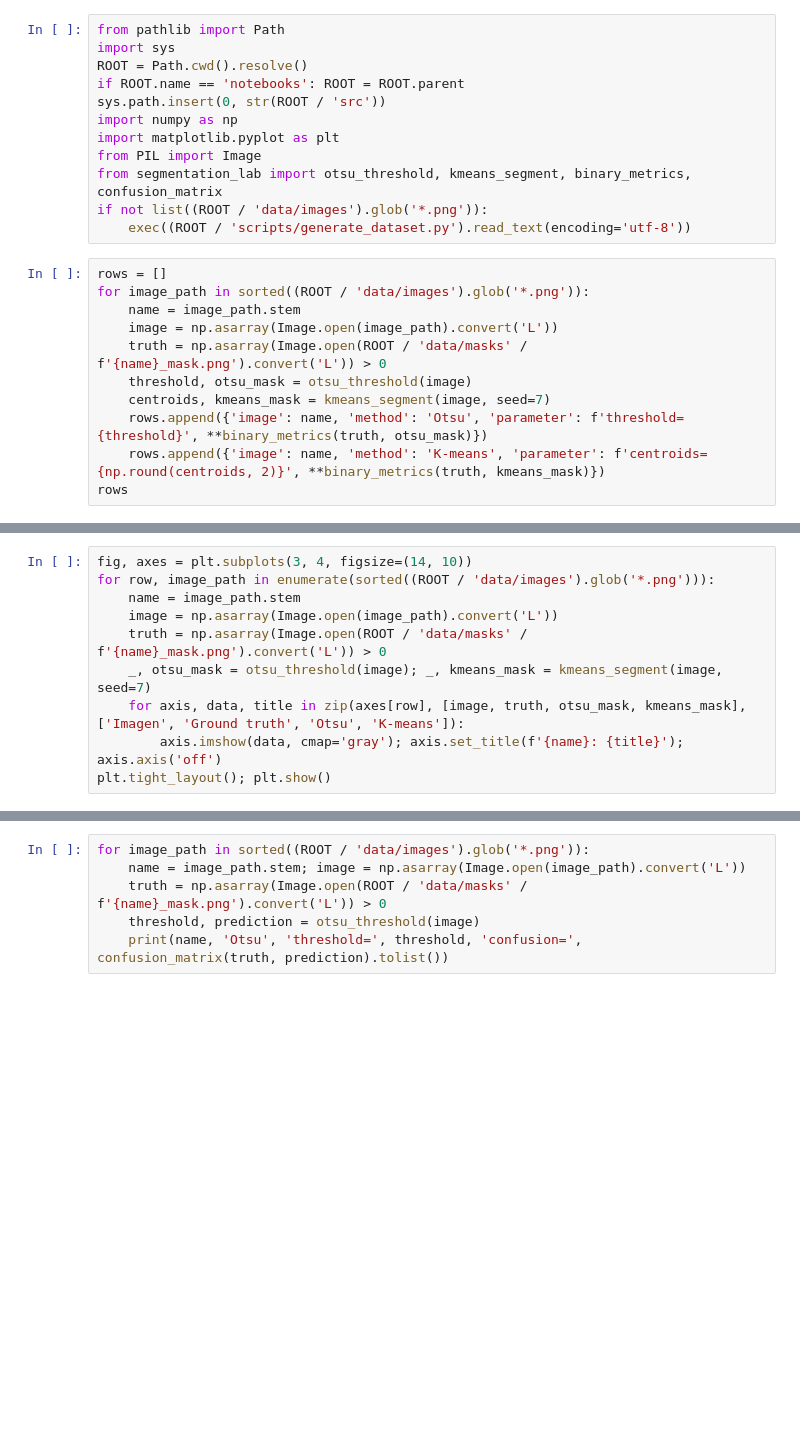
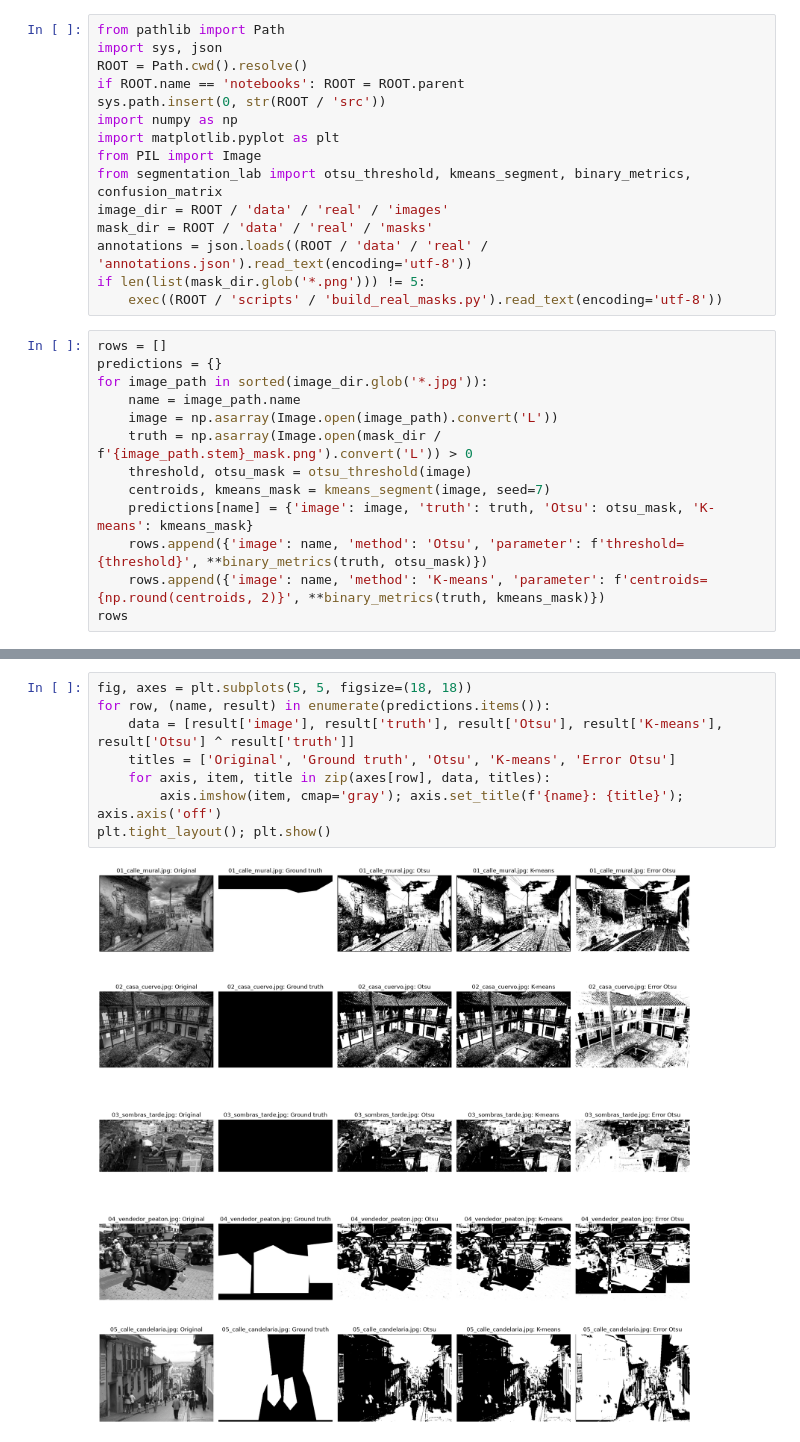
Before and after one commit to mmurcia57-ing/colinar03_segmentation, a Jupyter notebook: notebooks/evaluacion_segmentacion.ipynb, the cells around one changed output, grey strips where cells are left out. Cells and saved outputs as stored; diff of their text form; blank space fills up the shorter version.

Commit message:
feat: add real La Candelaria segmentation evidence

```diff
--- a/notebooks/evaluacion_segmentacion.ipynb
+++ b/notebooks/evaluacion_segmentacion.ipynb
@@ -5,6 +5,6 @@ Comparación de Otsu y K-means sobre tres escenas sintéticas con máscaras grou
 # %%
 from pathlib import Path
-import sys
+import sys, json
 ROOT = Path.cwd().resolve()
 if ROOT.name == 'notebooks': ROOT = ROOT.parent
 sys.path.insert(0, str(ROOT / 'src'))
@@ -12,16 +12,21 @@ import numpy as np
 import matplotlib.pyplot as plt
 from PIL import Image
 from segmentation_lab import otsu_threshold, kmeans_segment, binary_metrics, confusion_matrix
-if not list((ROOT / 'data/images').glob('*.png')):
-    exec((ROOT / 'scripts/generate_dataset.py').read_text(encoding='utf-8'))
+image_dir = ROOT / 'data' / 'real' / 'images'
+mask_dir = ROOT / 'data' / 'real' / 'masks'
+annotations = json.loads((ROOT / 'data' / 'real' / 'annotations.json').read_text(encoding='utf-8'))
+if len(list(mask_dir.glob('*.png'))) != 5:
+    exec((ROOT / 'scripts' / 'build_real_masks.py').read_text(encoding='utf-8'))
 # %%
 rows = []
-for image_path in sorted((ROOT / 'data/images').glob('*.png')):
-    name = image_path.stem
+predictions = {}
+for image_path in sorted(image_dir.glob('*.jpg')):
+    name = image_path.name
     image = np.asarray(Image.open(image_path).convert('L'))
-    truth = np.asarray(Image.open(ROOT / 'data/masks' / f'{name}_mask.png').convert('L')) > 0
+    truth = np.asarray(Image.open(mask_dir / f'{image_path.stem}_mask.png').convert('L')) > 0
     threshold, otsu_mask = otsu_threshold(image)
     centroids, kmeans_mask = kmeans_segment(image, seed=7)
+    predictions[name] = {'image': image, 'truth': truth, 'Otsu': otsu_mask, 'K-means': kmeans_mask}
     rows.append({'image': name, 'method': 'Otsu', 'parameter': f'threshold={threshold}', **binary_metrics(truth, otsu_mask)})
     rows.append({'image': name, 'method': 'K-means', 'parameter': f'centroids={np.round(centroids, 2)}', **binary_metrics(truth, kmeans_mask)})
 rows
@@ -28,10 +50,0 @@ rows
-# %%
-fig, axes = plt.subplots(3, 4, figsize=(14, 10))
-for row, image_path in enumerate(sorted((ROOT / 'data/images').glob('*.png'))):
-    name = image_path.stem
-    image = np.asarray(Image.open(image_path).convert('L'))
-    truth = np.asarray(Image.open(ROOT / 'data/masks' / f'{name}_mask.png').convert('L')) > 0
-    _, otsu_mask = otsu_threshold(image); _, kmeans_mask = kmeans_segment(image, seed=7)
-    for axis, data, title in zip(axes[row], [image, truth, otsu_mask, kmeans_mask], ['Imagen', 'Ground truth', 'Otsu', 'K-means']):
-        axis.imshow(data, cmap='gray'); axis.set_title(f'{name}: {title}'); axis.axis('off')
-plt.tight_layout(); plt.show()
@@ -42,6 +51,10 @@ La tabla `rows` contiene IoU, Dice, precisión y recall. La matriz de confusión
-# %%
-for image_path in sorted((ROOT / 'data/images').glob('*.png')):
-    name = image_path.stem; image = np.asarray(Image.open(image_path).convert('L'))
-    truth = np.asarray(Image.open(ROOT / 'data/masks' / f'{name}_mask.png').convert('L')) > 0
-    threshold, prediction = otsu_threshold(image)
-    print(name, 'Otsu', 'threshold=', threshold, 'confusion=', confusion_matrix(truth, prediction).tolist())
+# %%
+fig, axes = plt.subplots(5, 5, figsize=(18, 18))
+for row, (name, result) in enumerate(predictions.items()):
+    data = [result['image'], result['truth'], result['Otsu'], result['K-means'], result['Otsu'] ^ result['truth']]
+    titles = ['Original', 'Ground truth', 'Otsu', 'K-means', 'Error Otsu']
+    for axis, item, title in zip(axes[row], data, titles):
+        axis.imshow(item, cmap='gray'); axis.set_title(f'{name}: {title}'); axis.axis('off')
+plt.tight_layout(); plt.show()
+# %% [output]
+[figure, added]
```
Also changed, not shown: parts of 5 cells of this notebook, 15 other files.
